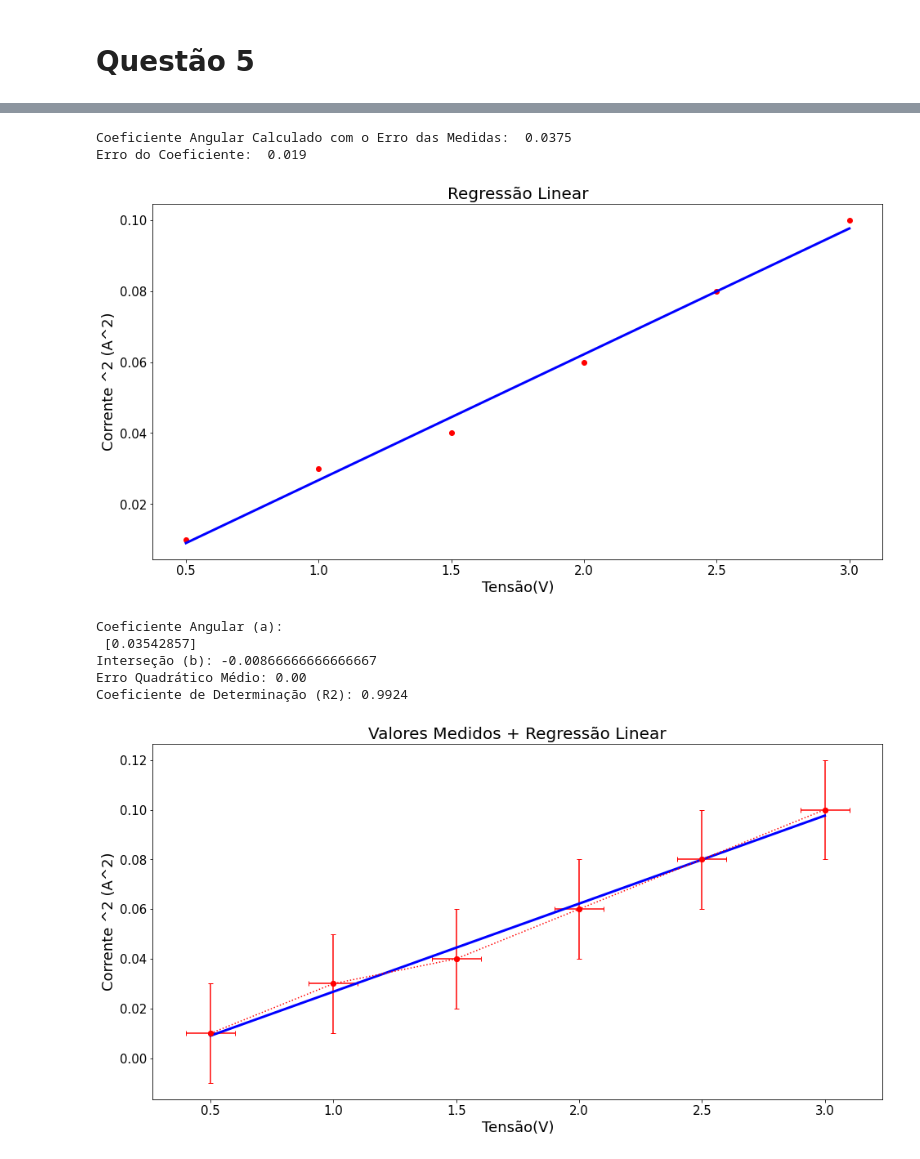
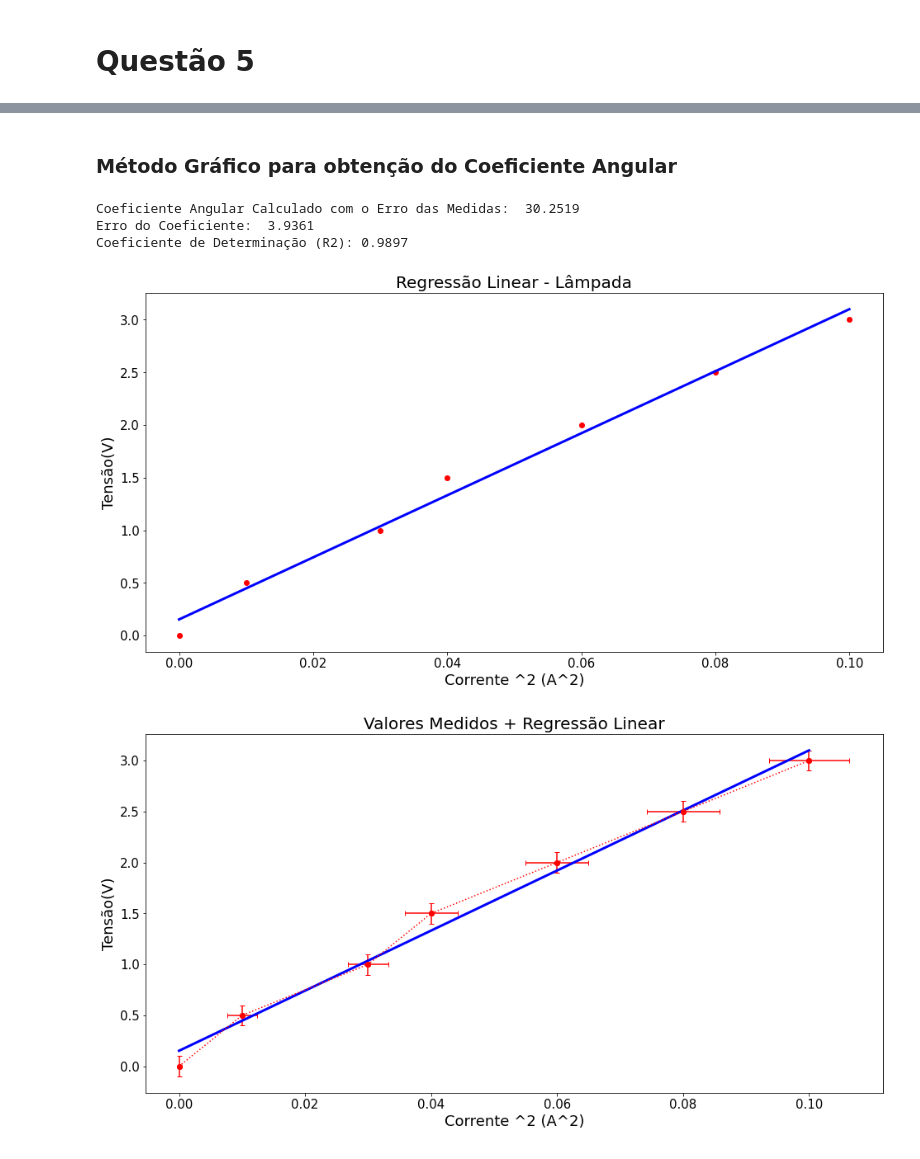
Before and after one commit to JoaoVitorPinheiro/lab-fisica-python, a Jupyter notebook: metodografico_5.ipynb, the cells around one changed output, grey strips where cells are left out. Saved outputs shown, nothing was run; the diff lists cells and outputs as text; code cells hidden in the pictures.

```diff
--- a/metodografico_5.ipynb
+++ b/metodografico_5.ipynb
@@ -252,6 +274,5 @@ Coeficiente de Determinação (R2): 0.8112
 # %% [markdown]
 # Questão 5
 # %%
-y=[0.01,0.03,0.04,0.06,0.08,0.1]
-x=[0.5,1,1.5,2,2.5,3]
-x2=x
+x=[0.0,0.01,0.03,0.04,0.06,0.08,0.1]
+y=[0.0,0.5,1.0,1.5,2.0,2.5,3.0]
@@ -260,0 +279,8 @@ delta_x=[0.1,0.1,0.1,0.1,0.1,0.1]
+# %%
+delta_x=[0.0,0.0024,0.0032,0.0042,0.005,0.0058,0.0064]
+delta_y=[0.1,0.1,0.1,0.1,0.1,0.1,0.1]
+c=1
+print("\nErro propagado para cada medida propagado utilizando:\n\n sigma_i_quadrado = | (derivada de i^2) / (derivada de i) | x sigma_i\n")
+for i in delta_x:
+    print("Erro Propagado para a ",c,"° medida :",i)
+    c=c+1
@@ -289,34 +333,27 @@ y = np.array(y)
 model = LinearRegression().fit(x, y)
 # %%
 y_pred=model.predict(x)
+# %% [markdown]
+### Método Gráfico para obtenção do Coeficiente Angular
 # %%
 print("Coeficiente Angular Calculado com o Erro das Medidas: ",round(a0,4))
 print("Erro do Coeficiente: ",round(sigma_a,4))
+print('Coeficiente de Determinação (R2): %.4f' % r2_score(y, y_pred))
+#model.score(x,y)
 # %% [output]
-Coeficiente Angular Calculado com o Erro das Medidas:  0.0375
-Erro do Coeficiente:  0.019
+Coeficiente Angular Calculado com o Erro das Medidas:  30.2519
+Erro do Coeficiente:  3.9361
+Coeficiente de Determinação (R2): 0.9897
 # %%
 plt.figure(figsize=(16,8))
-plt.title("Regressão Linear",fontsize=20)
+plt.title("Regressão Linear - Lâmpada",fontsize=20)
 #plt.errorbar(x,y,xerr=delta_x,yerr=delta_y,marker='o',fmt=':r',capsize=3)
 plt.scatter(x, y,color='red')
 plt.plot(x,y_pred,color='blue', linewidth=3)
-plt.xlabel('Tensão(V)', fontsize=18)
-plt.ylabel('Corrente ^2 (A^2)', fontsize=18)
+plt.ylabel('Tensão(V)', fontsize=18)
+plt.xlabel('Corrente ^2 (A^2)', fontsize=18)
 plt.xticks(fontsize=15)
 plt.yticks(fontsize=15)
 plt.show()
 # %% [output]
-[figure, old version]
+[figure, new version]
-# %%
-print('Coeficiente Angular (a): \n', model.coef_)
-print('Interseção (b):', model.intercept_)
-print('Erro Quadrático Médio: %.2f' % mean_squared_error(y,y_pred))
-print('Coeficiente de Determinação (R2): %.4f' % r2_score(y, y_pred))
-#model.score(x,y)
-# %% [output]
-Coeficiente Angular (a):
- [0.03542857]
-Interseção (b): -0.00866666666666667
-Erro Quadrático Médio: 0.00
-Coeficiente de Determinação (R2): 0.9924
@@ -326,13 +360,13 @@ Coeficiente de Determinação (R2): 0.9924
 # %%
 plt.figure(figsize=(16,8))
 plt.title("Valores Medidos + Regressão Linear",fontsize=20)
 plt.errorbar(x,y,xerr=delta_x,yerr=delta_y,marker='o',fmt=':r',capsize=3)
 plt.scatter(x, y,color='red')
 plt.plot(x,y_pred,color='blue', linewidth=3)
-plt.xlabel('Tensão(V)', fontsize=18)
-plt.ylabel('Corrente ^2 (A^2)', fontsize=18)
+plt.ylabel('Tensão(V)', fontsize=18)
+plt.xlabel('Corrente ^2 (A^2)', fontsize=18)
 plt.xticks(fontsize=15)
 plt.yticks(fontsize=15)
 plt.show()
 # %% [output]
-[figure, old version]
+[figure, new version]
```
Also changed, not shown: parts of 33 cells of this notebook.
